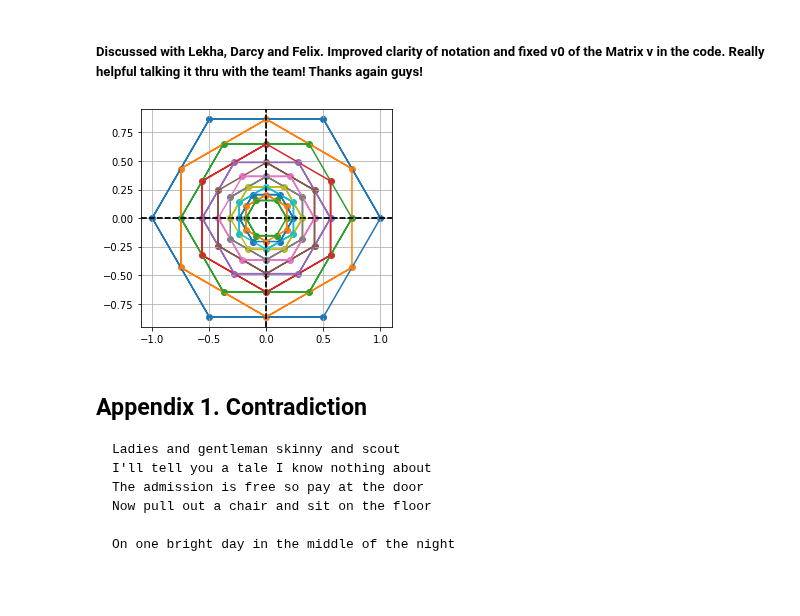
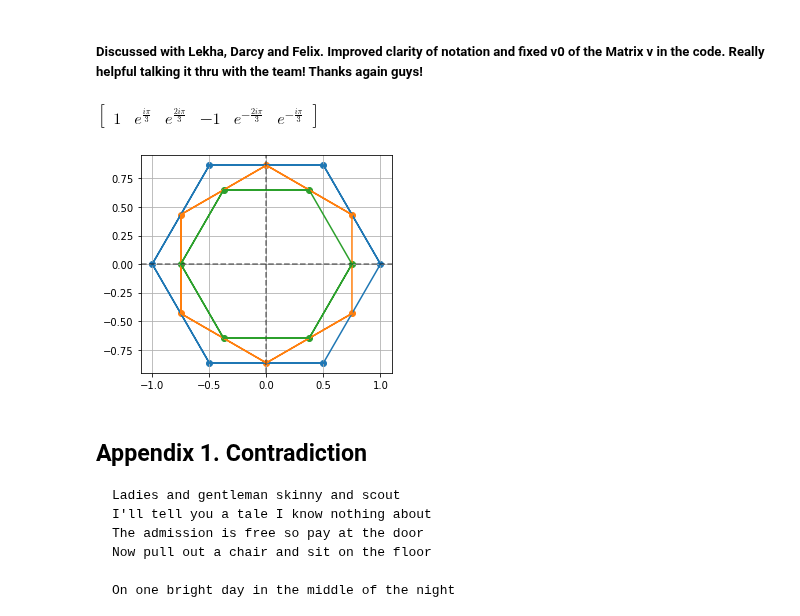
Before and after one commit to fractalclockwork/Math725, a Jupyter notebook: HW/Math725_HW1.ipynb, the cells around one changed output. Cells and saved outputs as stored; diff of their text form; code cells hidden in the pictures; blank space fills up the shorter version.

```diff
--- a/HW/Math725_HW1.ipynb
+++ b/HW/Math725_HW1.ipynb
@@ -174,19 +174,19 @@ def z_plot(z, c=None):
 # %%
 n=6
 zeta = sym.exp(2*sym.I*sym.pi/n)
 lambda_ = (1+zeta)/2
-ss = 13 # how deep
+ss = 3 # how deep
 
-v0 = Matrix([zeta**k for k in range(n)]).T # our vector in C^6
-v = v0
-v  = v.col_join(Matrix([(lambda_**(i+1)*v0) for i in range(ss-1)])) # this one line does it all
+v = (Matrix([zeta**k for k in range(n)]).T) # our vector, v_0 in C^6
+v  = v.col_join(Matrix([(lambda_**(i+1)*v.row(0)) for i in range(ss-1)])) # this one line does it all
 
 # display our results
-#display(v)  # IPython.display is so pretty
+display(v.row(0))  # IPython.display is so pretty
 for i in range(v.shape[0]):
     z_plot(np.array((v.row(i)).tolist()).astype(np.complex64)) # Aww Yeah!!! This is fast.
 # %% [output]
+$\displaystyle \left[\begin{matrix}1 & e^{\frac{i \pi}{3}} & e^{\frac{2 i \pi}{3}} & -1 & e^{- \frac{2 i \pi}{3}} & e^{- \frac{i \pi}{3}}\end{matrix}\right]$
-[figure, old version]
+[figure, new version]
 # %% [markdown]
 ## Appendix 1. Contradiction
 
```
